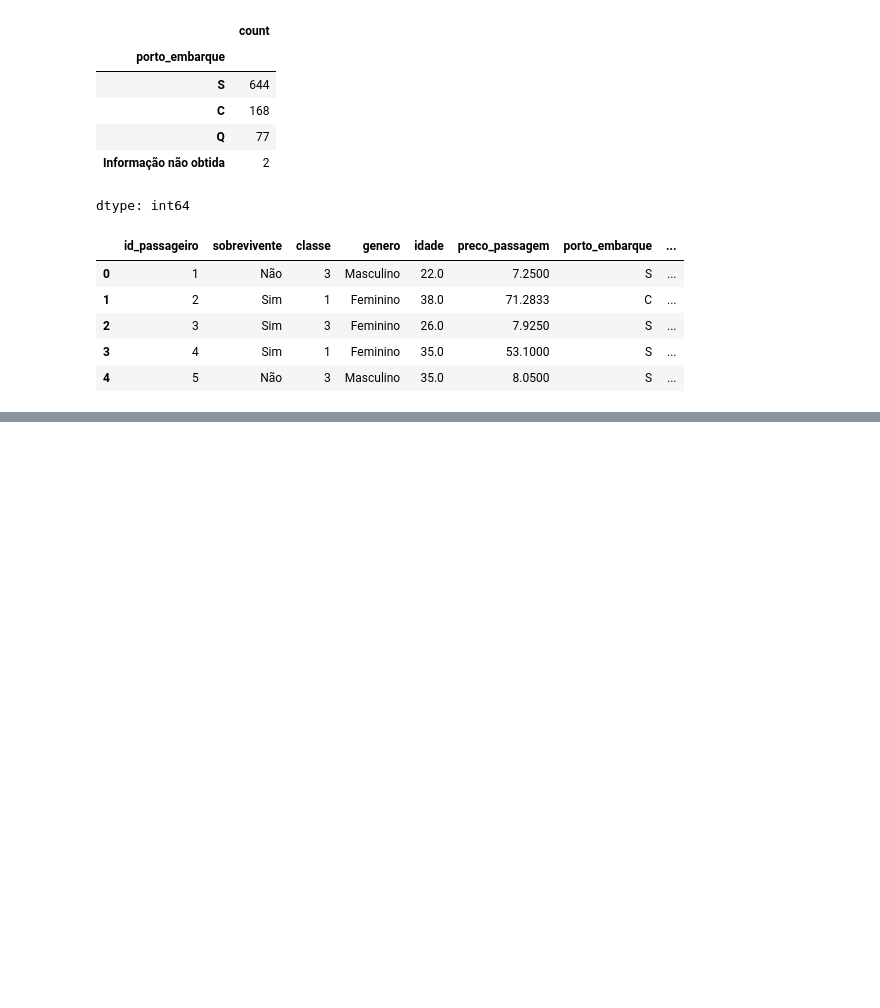
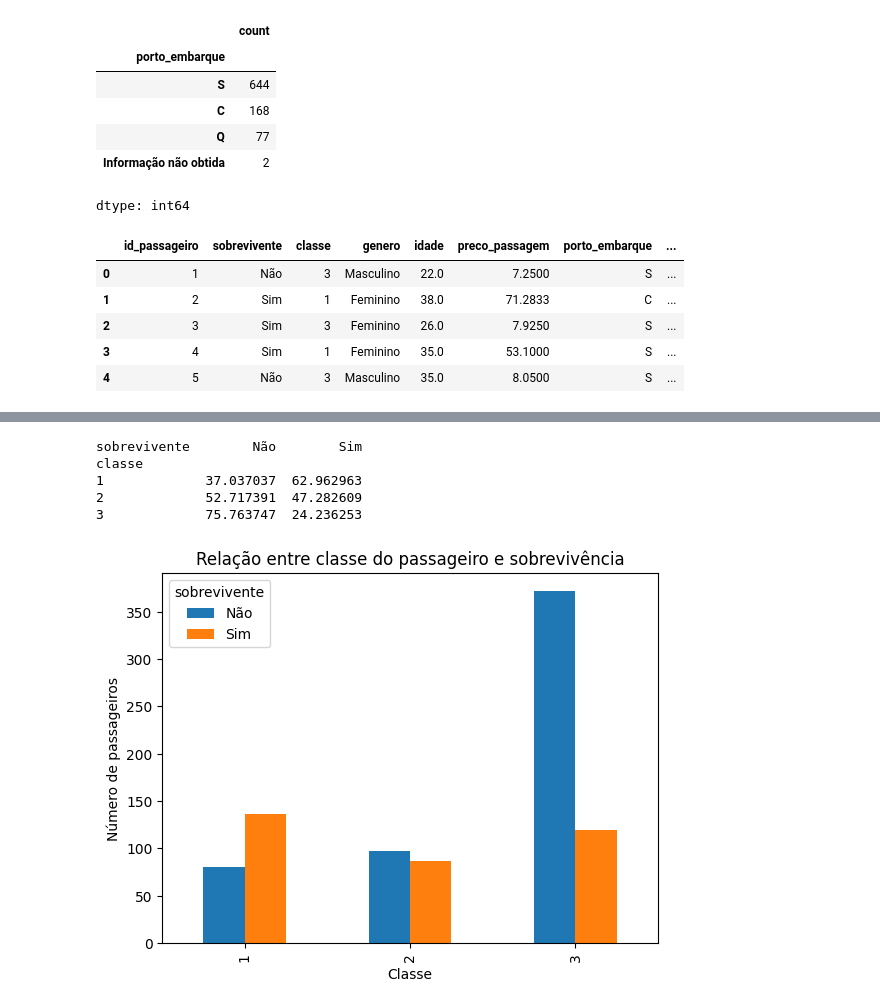
Before and after one commit to tainabh/analise_titanic, a Jupyter notebook: analise_titanic.ipynb, the cells around one changed output, grey strips where cells are left out. Saved outputs shown, nothing was run; the diff lists cells and outputs as text; code cells hidden in the pictures; blank space fills up the shorter version.

```diff
--- a/analise_titanic.ipynb
+++ b/analise_titanic.ipynb
@@ -216,0 +242,21 @@ df_titanic.head()
+# %%
+# Análise da relação entre a classe do passageiro e a probabilidade de sobrevivência
+
+relacao_classe_sobrevivencia = pd.crosstab(df_titanic['classe'], df_titanic['sobrevivente'], normalize='index') * 100
+print(relacao_classe_sobrevivencia)
+
+pd.crosstab(df_titanic['classe'], df_titanic['sobrevivente']).plot(kind='bar')
+
+plt.title('Relação entre classe do passageiro e sobrevivência')
+plt.xlabel('Classe')
+plt.ylabel('Número de passageiros')
+plt.show()
+
+# A análise da relação entre a classe do passageiro e a sobrevivência indica que passageiros das classes mais altas apresentaram maiores taxas de sobrevivência. Isso sugere que fatores socioeconômicos e a localização das cabines no navio podem ter influenciado as chances de resgate durante o naufrágio.
+# %% [output]
+sobrevivente        Não        Sim
+classe
+1             37.037037  62.962963
+2             52.717391  47.282609
+3             75.763747  24.236253
+[figure, added]
```
Also changed, not shown: parts of 6 cells of this notebook.
